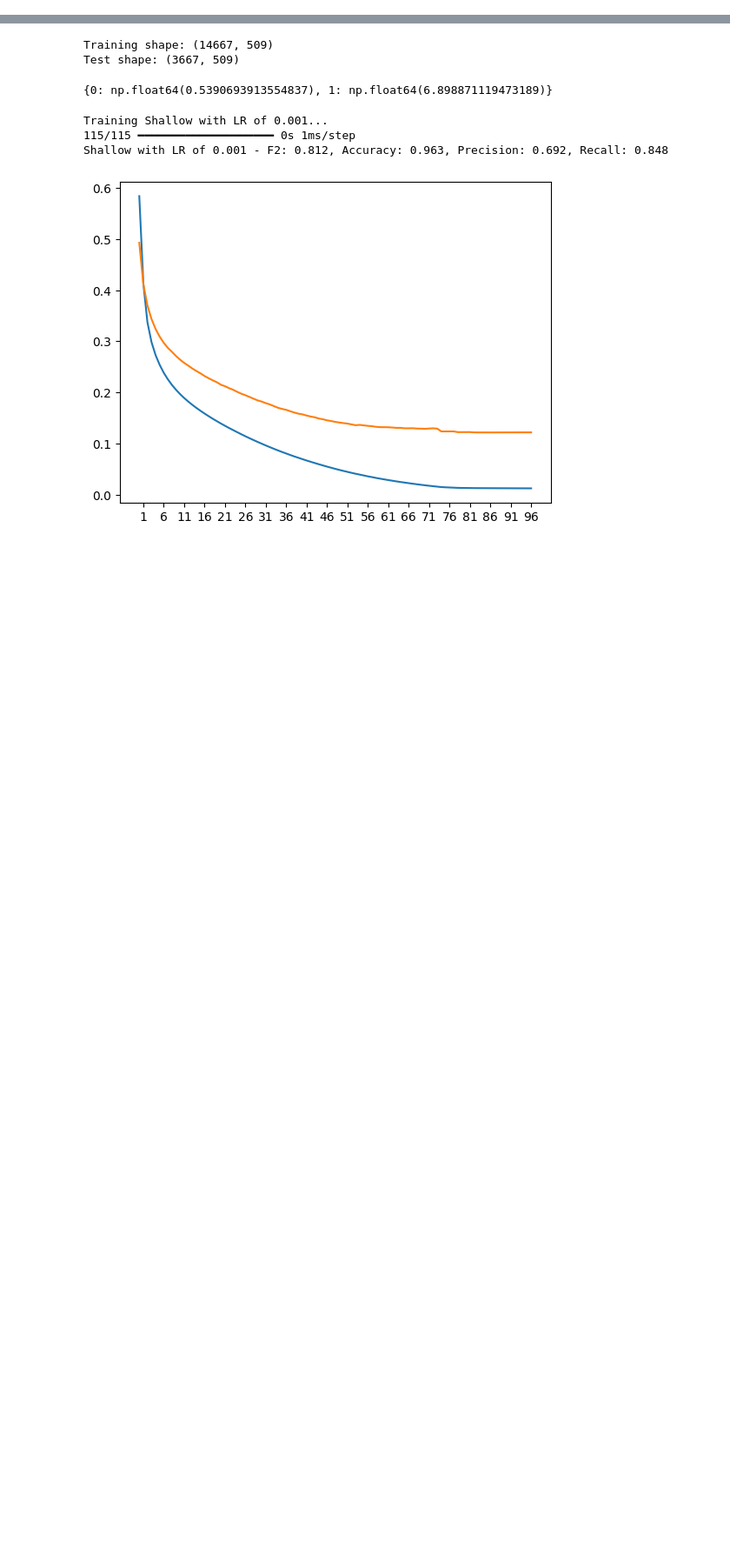
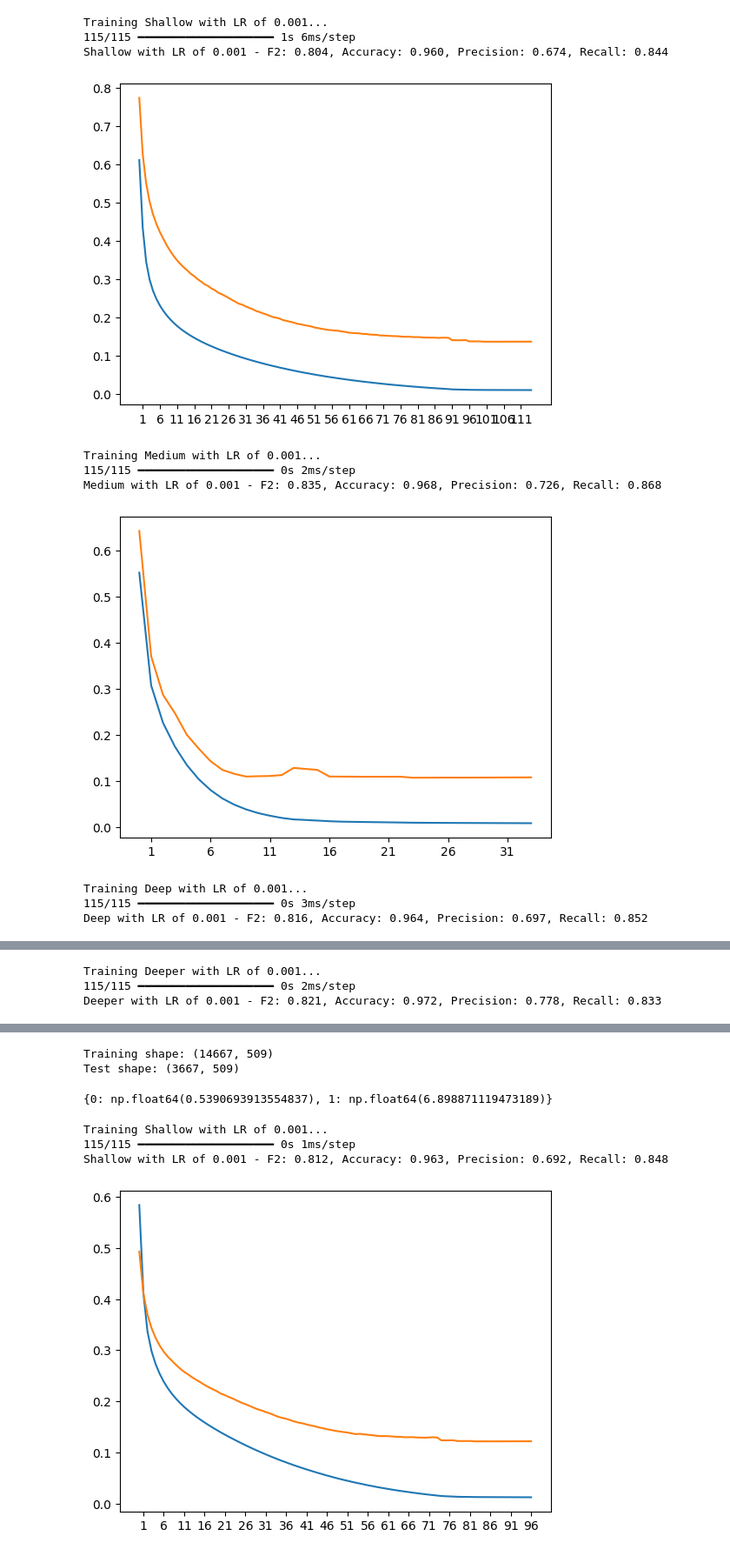
Before and after one commit to dev-JasonYoo/Fraudulent-Job-Posting-Prediction-with-NLP, a Jupyter notebook: 3_6_data_training_neural_network.ipynb, the cells around one changed output, grey strips where cells are left out. Shown at 87% size. Saved outputs shown, nothing was run; the diff lists cells and outputs as text; code cells hidden in the pictures; blank space fills up the shorter version.

```diff
--- a/3_6_data_training_neural_network.ipynb
+++ b/3_6_data_training_neural_network.ipynb
@@ -14,0 +60,8 @@ from sklearn.utils import class_weight
+# %%
+########################
+##### Load Dataset #####
+########################
+
+df = pd.read_csv("final_data.csv", index_col=0)
+# df.head()
+# df.isnull().sum()
@@ -14,0 +148,53 @@ from sklearn.utils import class_weight
+# %%
+X_train_processed = X_train_processed.astype(np.float32)
+X_test_processed = X_test_processed.astype(np.float32)
+y_train = y_train.astype(np.float32)
+y_test = y_test.astype(np.float32)
+# %%
+# Train and evaluate each model architecture
+
+for (layer_name, layer_sizes), learning_rate in product(architectures.items(), learning_rates):
+    name = layer_name
+    print(f"\nTraining {name}...")
+
+    model = build_model(layer_sizes, X_train_processed.shape[1], learning_rate)
+    early_stopping = EarlyStopping(monitor='val_loss', patience=10, restore_best_weights=True) # patience is the number of epochs to tolerate
+    reduce_lr = ReduceLROnPlateau(monitor='val_loss', factor=1/3, patience=3, min_lr=0.00003)
+    model_history = model.fit(X_train_processed, y_train, validation_split=0.2,
+                        epochs=300, batch_size=128,                 # we need a big batch size as our dataset is imbalanced with minority class of 5%
+                        class_weight=class_weights,                 # class_weights also address for the imbalance
+                        callbacks=[early_stopping, reduce_lr],      # reduce_lr reduces the learning rate when the val_loss does not change signifiantly
+                        verbose=0)
+
+    # Make predictions
+    y_pred_proba = model.predict(X_test_processed).flatten()
+    y_pred = (y_pred_proba > 0.5).astype(int)
+
+    # Calculate classification metrics
+    f2 = fbeta_score(y_test, y_pred, beta=2)
+    accuracy = accuracy_score(y_test, y_pred)
+    precision = precision_score(y_test, y_pred)
+    recall = recall_score(y_test, y_pred)
+
+    results[name] = {"F2": f2, "Accuracy": accuracy, "Precision": precision, "Recall": recall}
+    trained_models[name] = model  # store the trained model
+    print(f"{name} - F2: {f2:.3f}, Accuracy: {accuracy:.3f}, Precision: {precision:.3f}, Recall: {recall:.3f}")
+
+    histories[name] = model_history
+    n_epoch_early = len(model_history.history['loss'])
+    plt.xticks(range(1, n_epoch_early+1, 5))
+    plt.plot(model_history.history['loss'])
+    plt.plot(model_history.history['val_loss'])
+    plt.show()
+# %% [output]
+Training Shallow with LR of 0.001...
+115/115 ━━━━━━━━━━━━━━━━━━━━ 1s 6ms/step
+Shallow with LR of 0.001 - F2: 0.804, Accuracy: 0.960, Precision: 0.674, Recall: 0.844
+[figure, added]
+Training Medium with LR of 0.001...
+115/115 ━━━━━━━━━━━━━━━━━━━━ 0s 2ms/step
+Medium with LR of 0.001 - F2: 0.835, Accuracy: 0.968, Precision: 0.726, Recall: 0.868
+[figure, added]
+Training Deep with LR of 0.001...
+115/115 ━━━━━━━━━━━━━━━━━━━━ 0s 3ms/step
+Deep with LR of 0.001 - F2: 0.816, Accuracy: 0.964, Precision: 0.697, Recall: 0.852
@@ -14,0 +202,3 @@ from sklearn.utils import class_weight
+Training Deeper with LR of 0.001...
+115/115 ━━━━━━━━━━━━━━━━━━━━ 0s 2ms/step
+Deeper with LR of 0.001 - F2: 0.821, Accuracy: 0.972, Precision: 0.778, Recall: 0.833
```
Also changed, not shown: parts of 43 cells of this notebook.
